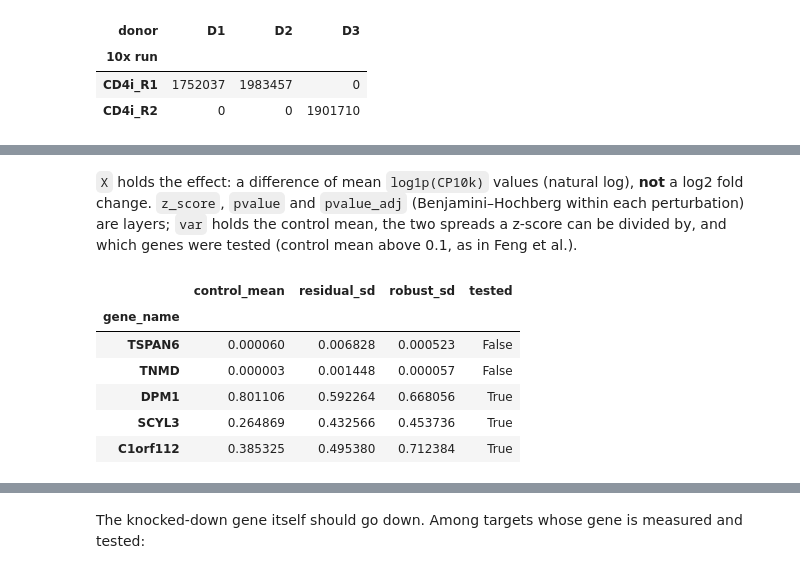
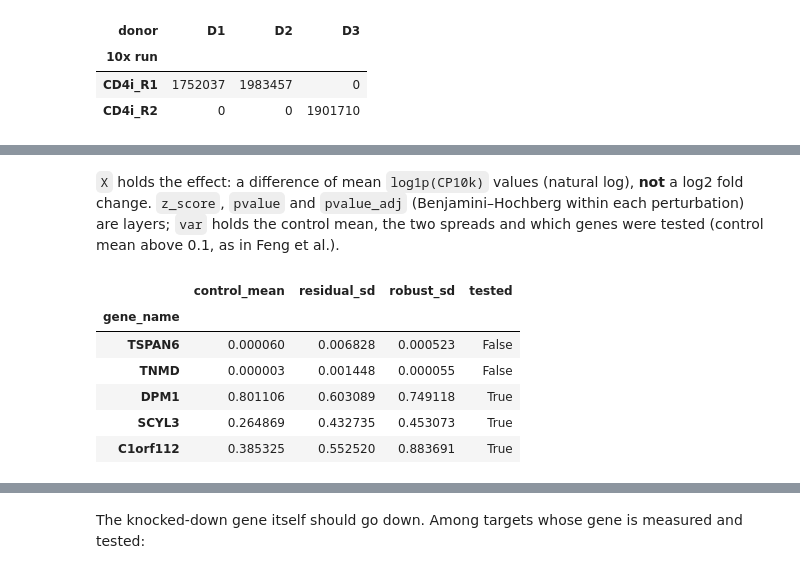
Before and after one commit to JinHongDu-Lab/crispyx, a Jupyter notebook: docs/notebooks/residual_effects_tutorial.ipynb, the cells around one changed output, grey strips where cells are left out. Saved outputs shown, nothing was run; the diff lists cells and outputs as text; code cells hidden in the pictures.

```diff
--- a/docs/notebooks/residual_effects_tutorial.ipynb
+++ b/docs/notebooks/residual_effects_tutorial.ipynb
@@ -56,7 +62,7 @@ steps = []
 
 @contextmanager
 def measured(step):
-    """Record a step's wall time and this process's peak memory while it runs."""
+    # record a step's wall time and this process's peak memory while it runs
     with cx.Profiler(timing=True, sampling=True, memory_method='rss', sample_interval=0.5) as profiler:
         yield
     stats = profiler.get_stats()
@@ -188,10 +209,16 @@ are indexed by Ensembl ID here, so `gene_name_column` names the column with gene
 # %%
-covariates = ['donor', 'lane_id', 'log_total_counts', 'mito_fraction']
-with measured('residual_effects, adjusted'):
-    adjusted = cx.tl.residual_effects(
-        merged_path, labels, 'non-targeting',
-        covariates=covariates, gene_name_column='gene_name',
-        output_path=OUTPUT_DIR / 'cd4t_residual_effects.h5ad',
-    )
-adjusted
+designs = {
+    'donor + lane': ['donor', 'lane_id'],
+    'donor + lane + depth + mito': ['donor', 'lane_id', 'log_total_counts', 'mito_fraction'],
+    'no covariates': [],
+}
+results = {}
+for name, covariates in designs.items():
+    with measured(f'residual_effects, {name}'):
+        results[name] = cx.tl.residual_effects(
+            merged_path, labels, 'non-targeting',
+            covariates=covariates, null='robust', gene_name_column='gene_name',
+            output_path=OUTPUT_DIR / f"cd4t_{name.replace(' + ', '_').replace(' ', '_')}.h5ad",
+        )
+results['donor + lane']
 # %% [output]
@@ -222,15 +243,15 @@ residual_effects, no covariates: 2.5 min, peak RSS 15.6 GB
 # %% [markdown]
 `X` holds the effect: a difference of mean `log1p(CP10k)` values (natural log), **not** a log2 fold
 change. `z_score`, `pvalue` and `pvalue_adj` (Benjamini–Hochberg within each perturbation) are
-layers; `var` holds the control mean, the two spreads a z-score can be divided by, and which genes
-were tested (control mean above 0.1, as in Feng et al.).
+layers; `var` holds the control mean, the two spreads and which genes were tested (control mean above
+0.1, as in Feng et al.).
 # %%
-adjusted.backed.var.head()
+results['donor + lane'].backed.var.head()
 # %% [output]
 |  | control_mean | residual_sd | robust_sd | tested |
 | gene_name |  |  |  |  |
 | TSPAN6 | 0.000060 | 0.006828 | 0.000523 | False |
-| TNMD | 0.000003 | 0.001448 | 0.000057 | False |
-| DPM1 | 0.801106 | 0.592264 | 0.668056 | True |
-| SCYL3 | 0.264869 | 0.432566 | 0.453736 | True |
-| C1orf112 | 0.385325 | 0.495380 | 0.712384 | True |
+| TNMD | 0.000003 | 0.001448 | 0.000055 | False |
+| DPM1 | 0.801106 | 0.603089 | 0.749118 | True |
+| SCYL3 | 0.264869 | 0.432735 | 0.453073 | True |
+| C1orf112 | 0.385325 | 0.552520 | 0.883691 | True |
```
Also changed, not shown: parts of 37 cells of this notebook.
